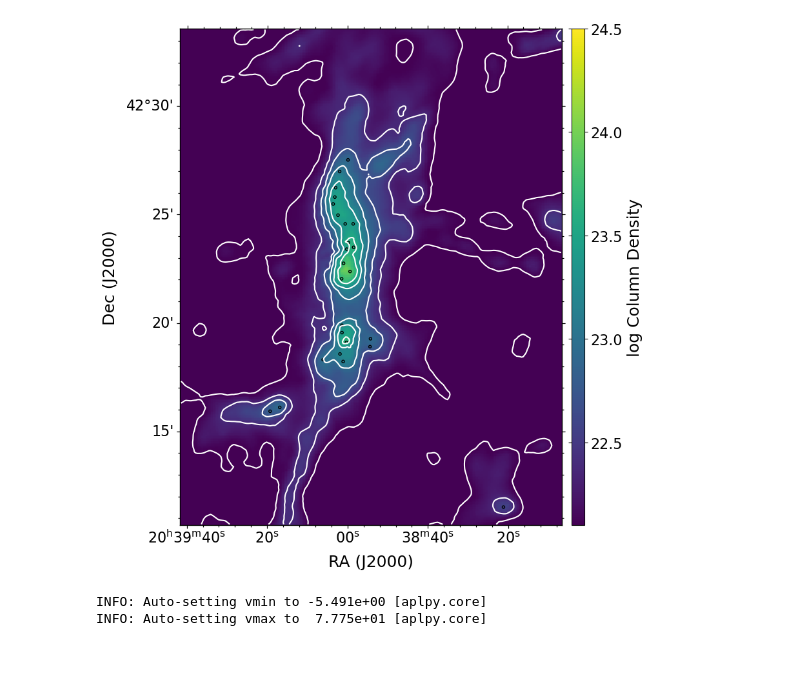
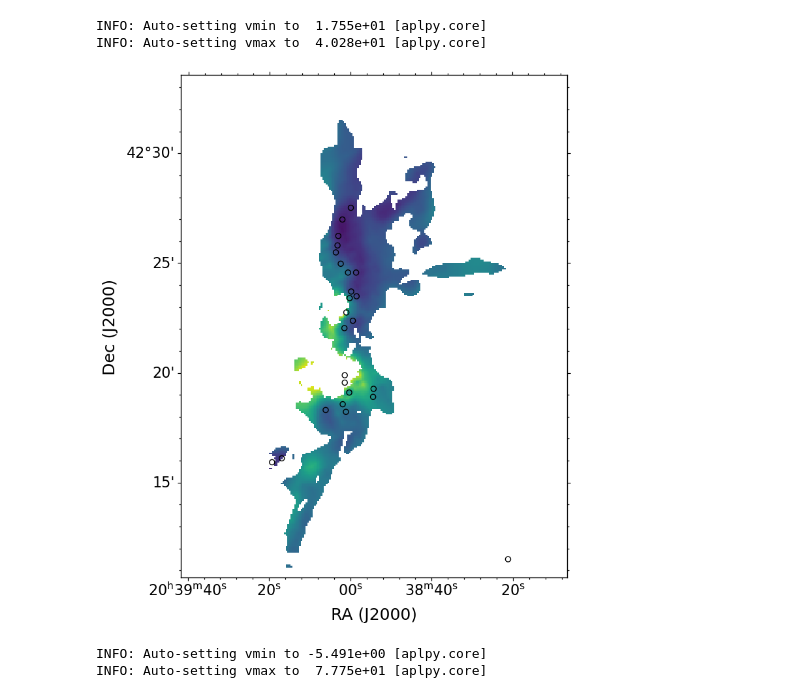
Before and after one commit to Siddharth3-14/Internship-MIT, a Jupyter notebook: Plotting_figures.ipynb, the cells around one changed output. Saved outputs shown, nothing was run; the diff lists cells and outputs as text; code cells hidden in the pictures; blank space fills up the shorter version.

```diff
--- a/Plotting_figures.ipynb
+++ b/Plotting_figures.ipynb
@@ -100,39 +301,41 @@ test.data = np.log10(test.data)
 # %%
 filename2= '../FITS_file/new_fits/DR21_full_log_NH2_Repr.fits'
 
 Herschel = fits.open(filename2)
 MapHer250 = Herschel[0]
 
 title = 'SIMPLIFI'
 
 # figure
 width  = 50
 height = 50
 cmap = 'plasma'
 
 title_size = 16
 tick_labels = 15
 label_plot = 15
 label_colorbar = 15
 tick_colorbar = 15
 label_fontsize = 20
 
 SNRi_cut = 100
 scalevec = 0.5 #1px = scalevec * 1% pol
 vec_legend = 5.0
 
 
 
 #### SCRIPT
 fig = plt.figure(figsize=(13,10))
-gc = FITSFigure(MapHer250,figure=fig)
-gc.show_colorscale(cmap='default',vmin = 22.1,vmax = 24.5)
-gc.add_colorbar(location='right', width=0.2, pad=0.15, ticks=None,axis_label_text= 'log Column Density')
-gc.show_contour(colors = 'white',levels = 7)
-gc.show_circles(RA_array,DEC_array,0.001)
+gc = FITSFigure(BlankedMapTemperature,figure=fig)
+gc.show_colorscale(cmap='default')
+# gc.add_colorbar(location='right', width=0.2, pad=0.15, ticks=None,axis_label_text= '8mciron')
+# gc.show_contour(colors = 'white',levels = 7)
+gc.show_circles(RA_array,DEC_array,0.002)
 plt.show()
 # %% [output]
+INFO: Auto-setting vmin to  1.755e+01 [aplpy.core]
+INFO: Auto-setting vmax to  4.028e+01 [aplpy.core]
-[figure, old version]
+[figure, new version]
 # %%
 filename2= '../Internship-MIT/S_map.fits'
 
```
Also changed, not shown: parts of 4 cells of this notebook, 3 other files.
